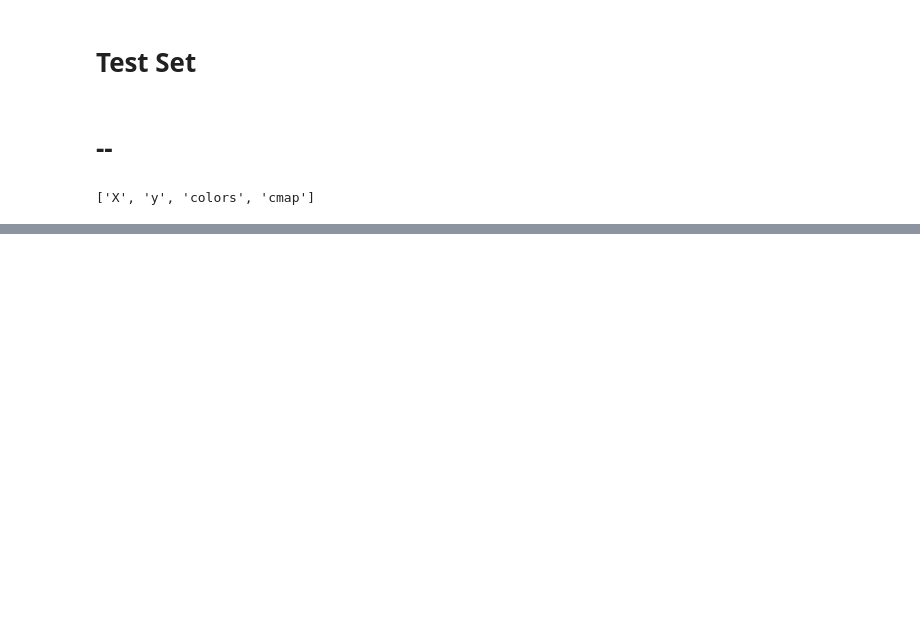
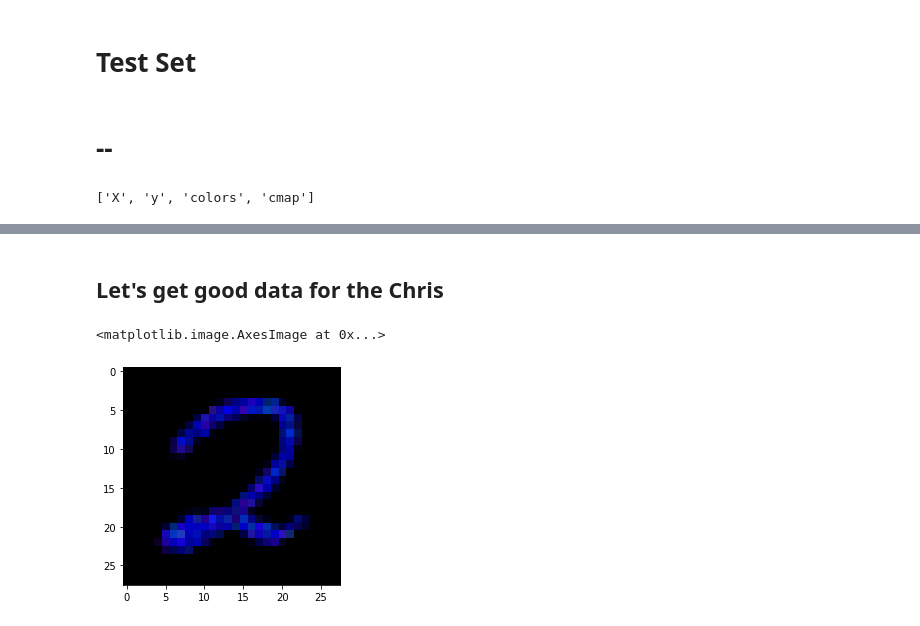
Before and after one commit to kkessel/cs231n-project, a Jupyter notebook: MNIST Colorization Train Data.ipynb, the cells around one changed output, grey strips where cells are left out. Drawn from its saved outputs; the diff is of its cells as text; code cells hidden in the pictures; blank space fills up the shorter version.

```diff
--- a/MNIST Colorization Train Data.ipynb
+++ b/MNIST Colorization Train Data.ipynb
@@ -270,0 +272,11 @@ plot_data_signature('green2_test.npz')
+# %% [markdown]
+## Let's get good data for the Chris
+# %%
+npzfile = np.load('blue2_test.npz')
+y_ = npzfile['y']
+X = npzfile['X']
+some_blue_2 = X[y_==2][1]
+plt.imshow(some_blue_2.reshape((28,28,3)))
+# %% [output]
+<matplotlib.image.AxesImage at 0x...>
+[figure, added]
```
Also changed, not shown: parts of 14 cells of this notebook, 13 other files.
